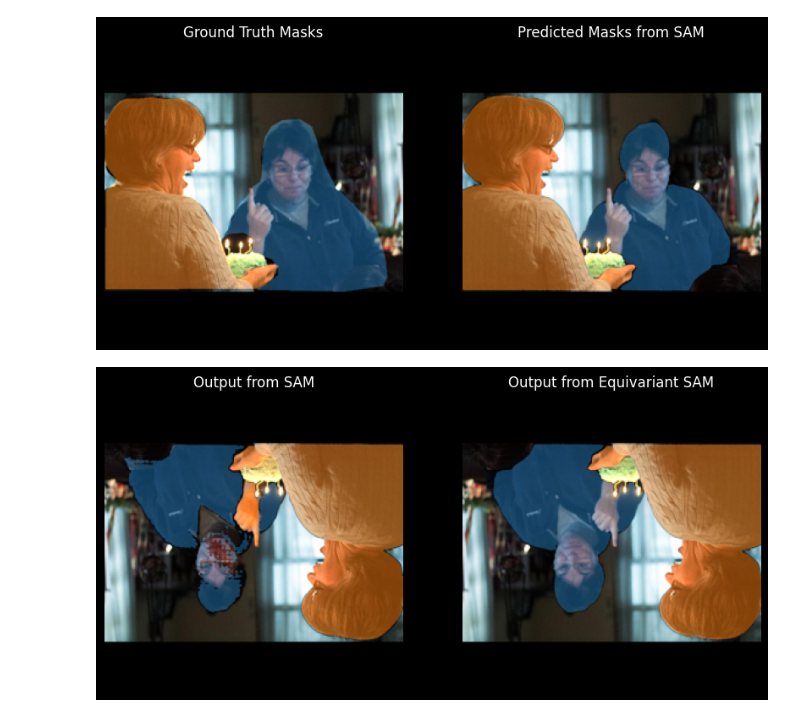
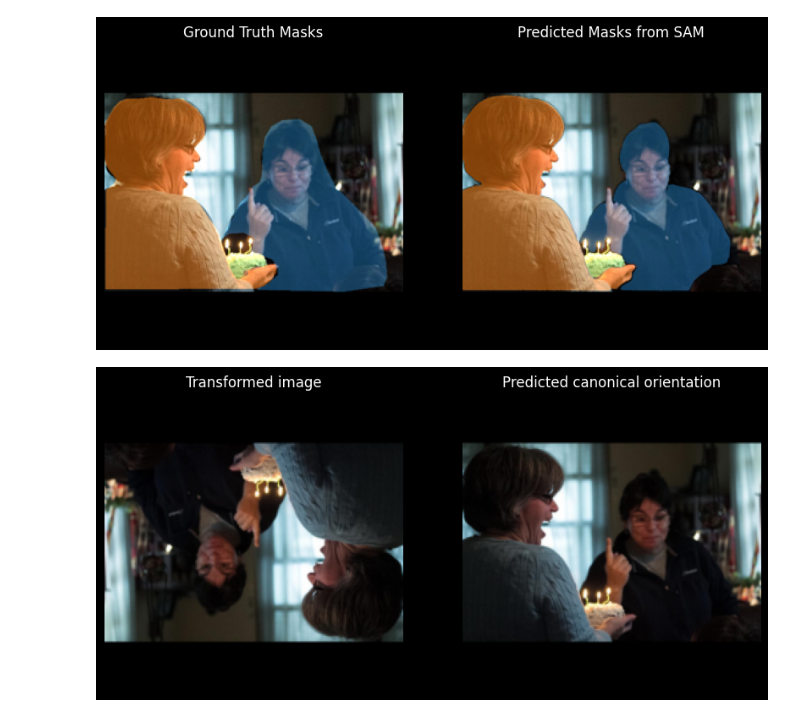
Before and after one commit to arnab39/equiadapt, a Jupyter notebook: tutorials/images/instance_segmentation_group_equivariant_canonicalization.ipynb, the cells around one changed output. Saved outputs shown, nothing was run; the diff lists cells and outputs as text; code cells hidden in the pictures.

```diff
--- a/tutorials/images/instance_segmentation_group_equivariant_canonicalization.ipynb
+++ b/tutorials/images/instance_segmentation_group_equivariant_canonicalization.ipynb
@@ -193,10 +216,8 @@ target = [target]
 display_ground_truth_and_predicted_segmentation_masks(sample_image, target)
 # %% [output]
 [figure]
-# %%
-# define the tensor angle to use for rotation
-angle = torch.tensor(180.)
-
-get_outputs_with_and_without_canonicalization(sample_image, target, angle)
-# %% [output]
-[figure, removed]
+# %%
+# get canonical orientation predicted by the canonicalizer
+get_canonicalized_image(sample_image, target, angle)
+# %% [output]
+[figure, added]
```
Also changed, not shown: parts of 9 cells of this notebook, 4 other files.
